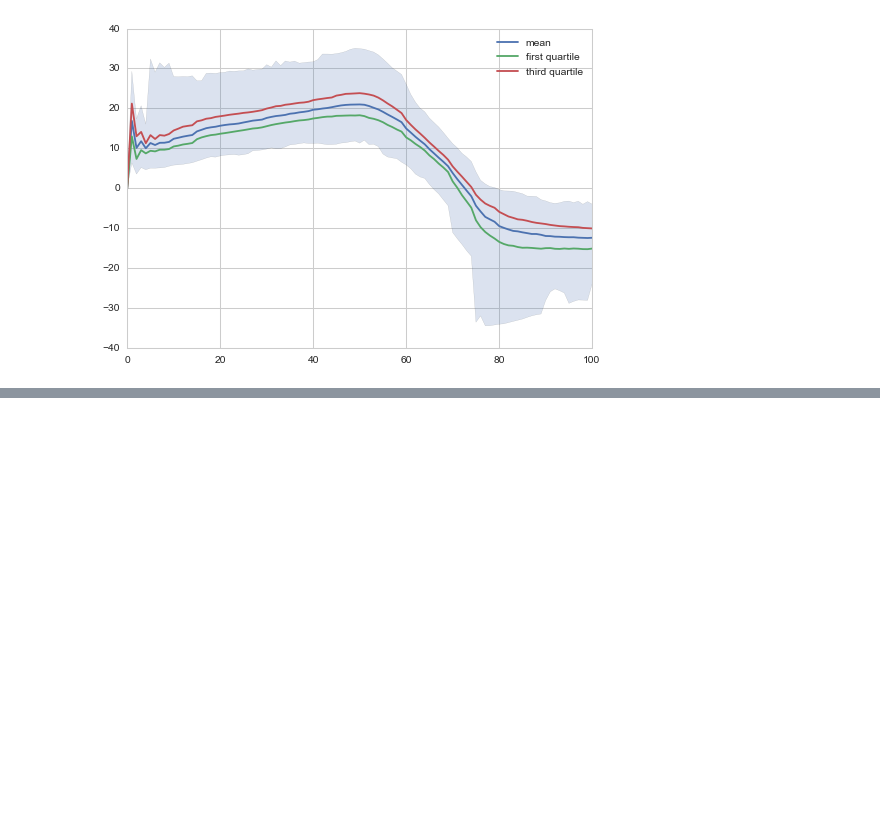
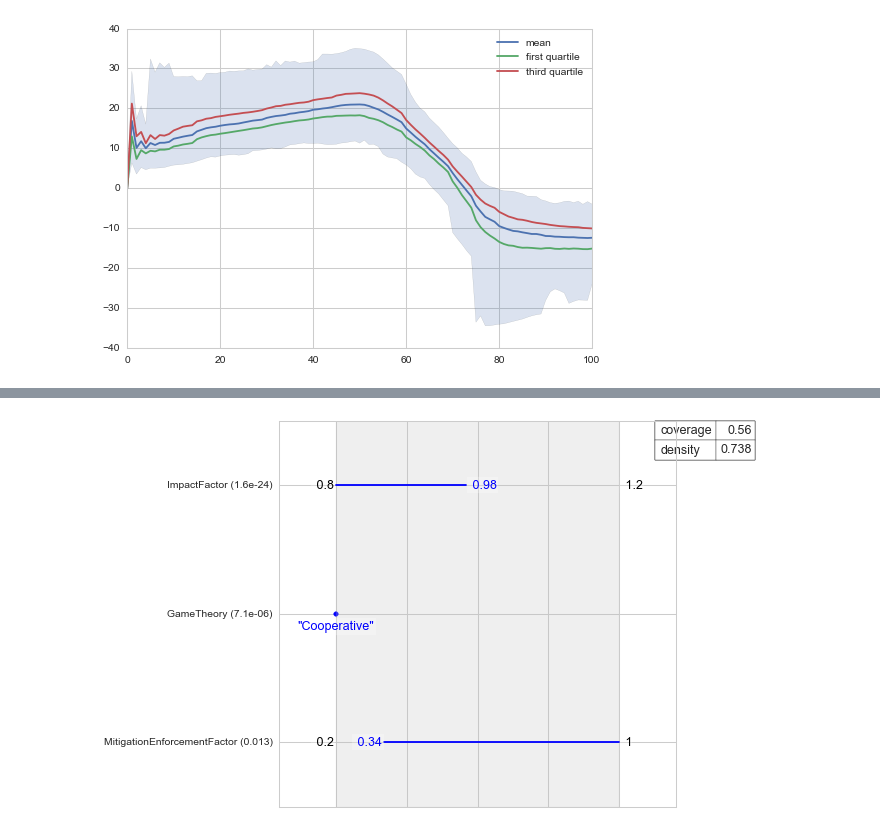
Before and after one commit to sgreeven/msc_thesis_work, a Jupyter notebook: src/Time Horizon influence.ipynb, the cells around one changed output, grey strips where cells are left out. Cells and saved outputs as stored; diff of their text form; code cells hidden in the pictures; blank space fills up the shorter version.

```diff
--- a/src/Time Horizon influence.ipynb
+++ b/src/Time Horizon influence.ipynb
@@ -252,3 +247,11 @@ plt.show()
+# %%
+box1.select(23)
+box1.drop_restriction('PredictionError')
+box1.drop_restriction('SDTimeHorizonDistribution')
+box1.inspect(style='graph')
+plt.show()
+# %% [output]
+[figure, added]
 # %%
 temp_outcomes = {'dif':ooi_dif}
 results = experiments, temp_outcomes
```
Also changed, not shown: parts of 19 cells of this notebook, 8 other files.
